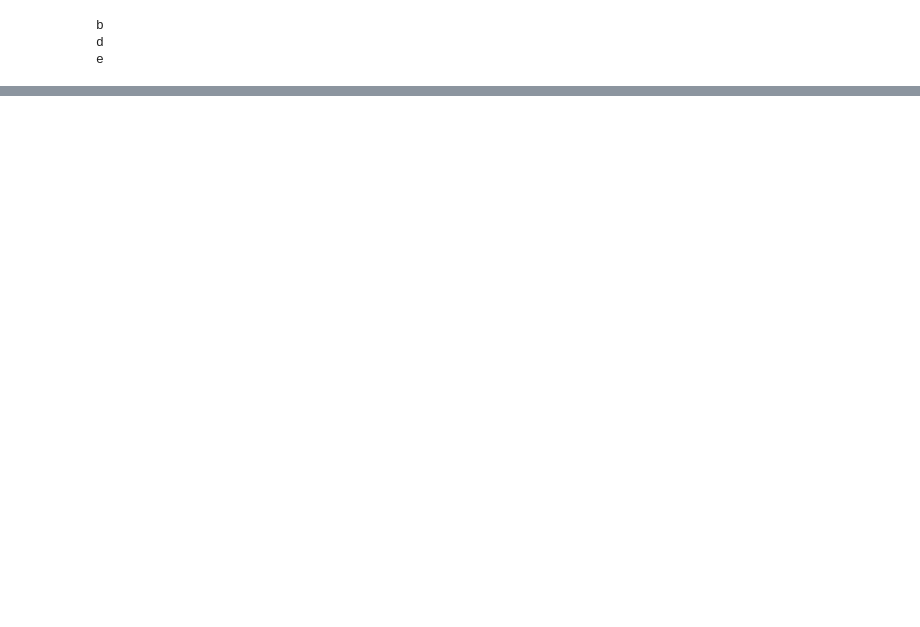
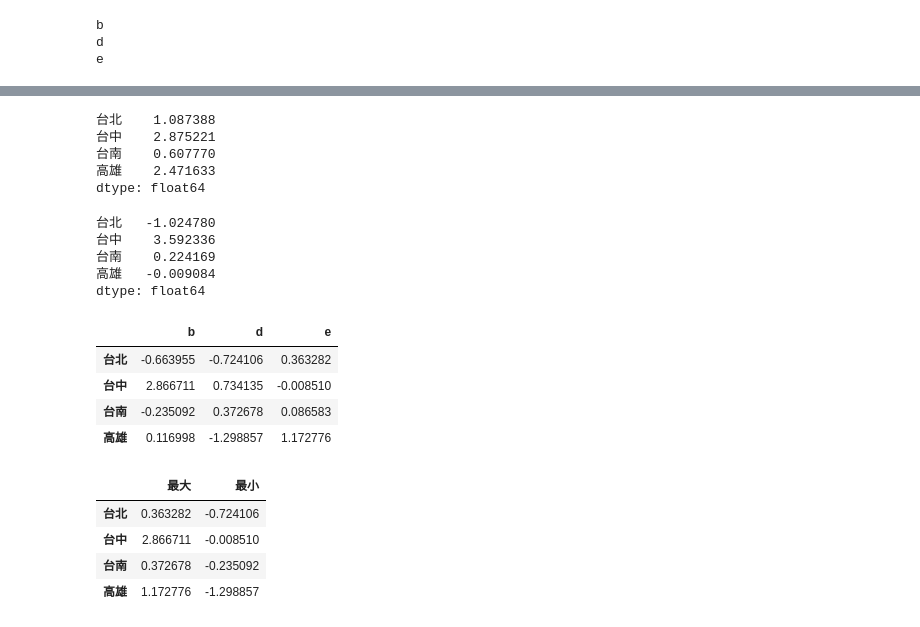
Before and after one commit to spinomics/2023_0723_am, a Jupyter notebook: lesson 20_1.ipynb, the cells around one changed output, grey strips where cells are left out. Cells and saved outputs as stored; diff of their text form; code cells hidden in the pictures; blank space fills up the shorter version.

```diff
--- a/lesson 20_1.ipynb
+++ b/lesson 20_1.ipynb
@@ -84 +84,6 @@ dtype: float64
 dtype: float64
+# %%
+def abc(series):
+    display(series)
+
+frame.apply(abc)
@@ -84,0 +110,5 @@ dtype: float64
+# %%
+def abc(series):
+    display(series)
+
+frame.apply(abc,axis=1)
@@ -84,0 +137,35 @@ dtype: float64
+# %%
+def abc(s:pd.Series)->float:
+    return s.max() - s.min()
+
+frame.apply(abc,axis=1)
+# %% [output]
+台北    1.087388
+台中    2.875221
+台南    0.607770
+高雄    2.471633
+dtype: float64
+# %%
+frame.sum(axis=1)
+# %% [output]
+台北   -1.024780
+台中    3.592336
+台南    0.224169
+高雄   -0.009084
+dtype: float64
+# %%
+def abc(s:pd.Series)->pd.Series:
+    return pd.Series([s.max(), s.min()],index=['最大','最小'])
+display(frame)
+frame.apply(abc,axis=1)
+# %% [output]
+|  | b | d | e |
+| 台北 | -0.663955 | -0.724106 | 0.363282 |
+| 台中 | 2.866711 | 0.734135 | -0.008510 |
+| 台南 | -0.235092 | 0.372678 | 0.086583 |
+| 高雄 | 0.116998 | -1.298857 | 1.172776 |
+|  | 最大 | 最小 |
+| 台北 | 0.363282 | -0.724106 |
+| 台中 | 2.866711 | -0.008510 |
+| 台南 | 0.372678 | -0.235092 |
+| 高雄 | 1.172776 | -1.298857 |
```
Also changed, not shown: parts of 12 cells of this notebook, 1 other file.
